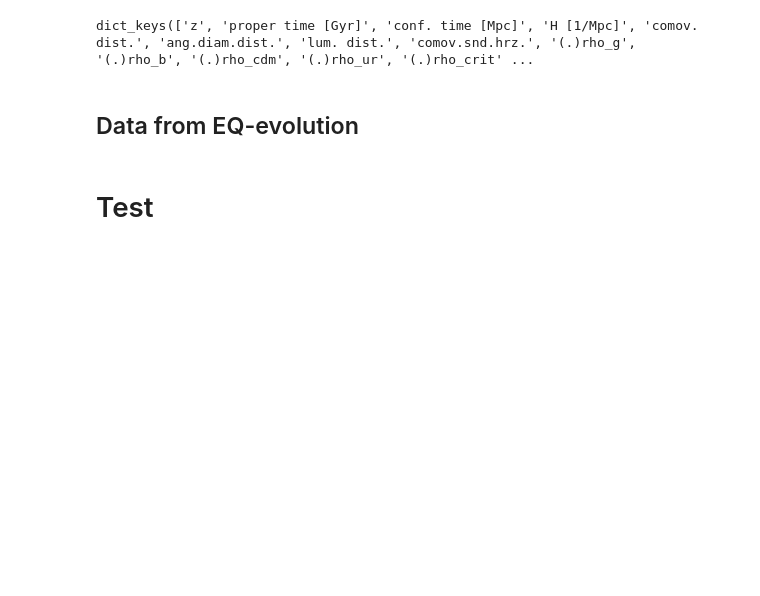
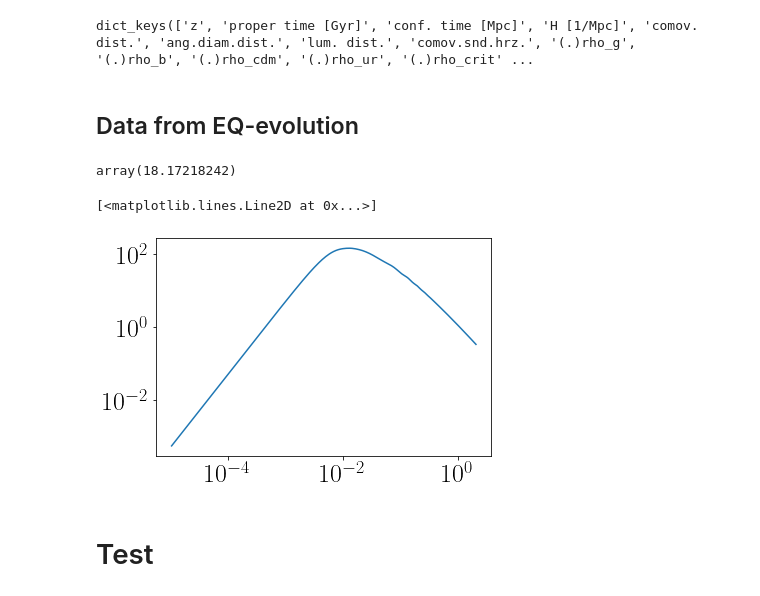
Before and after one commit to alessandrocasalino/EQ_hi_class, a Jupyter notebook: notebooks/Quintessence.ipynb, the cells around one changed output. Cells and saved outputs as stored; diff of their text form; code cells hidden in the pictures; blank space fills up the shorter version.

```diff
--- a/notebooks/Quintessence.ipynb
+++ b/notebooks/Quintessence.ipynb
@@ -212,6 +216,20 @@ scalar_pp = interpolate.interp1d((1./gev_bg[:,2]) -1.,gev_bg[:,6])
 # alpha_prime = (cosmo.get_transfer(zini)['psi'] + cosmo.get_transfer(zini)['phi'] -  cosmo.get_transfer(zini)['eta']);
 # Vx_prime = cosmo.get_transfer(zini)['vx_prime_smg'] + alpha_prime; # gauge transfomration
 # scalar_field_prime = Vx_prime * scalar_p(zini)/aini + scalar_field * (-Hconf(zini) + scalar_pp(zini)/scalar_p(zini));
+# %%
+
+scalar_p_class = interpolate.interp1d(class_tk[0][:,0],class_tk[0][:,5])
+k= 0.157699;
+# dcol: 2 qname: b k_mg[i]: 0.162975 tk_d: -152.128
+
+scalar_p_class(k)
+# %% [output]
+array(18.17218242)
+# %%
+plt.loglog(class_tk[0][:,0],class_tk[0][:,5])
+# %% [output]
+[<matplotlib.lines.Line2D at 0x...>]
+[figure, added]
 # %% [markdown]
 # Test
 # %%
```
Also changed, not shown: parts of 2 cells of this notebook, 2 other files.
